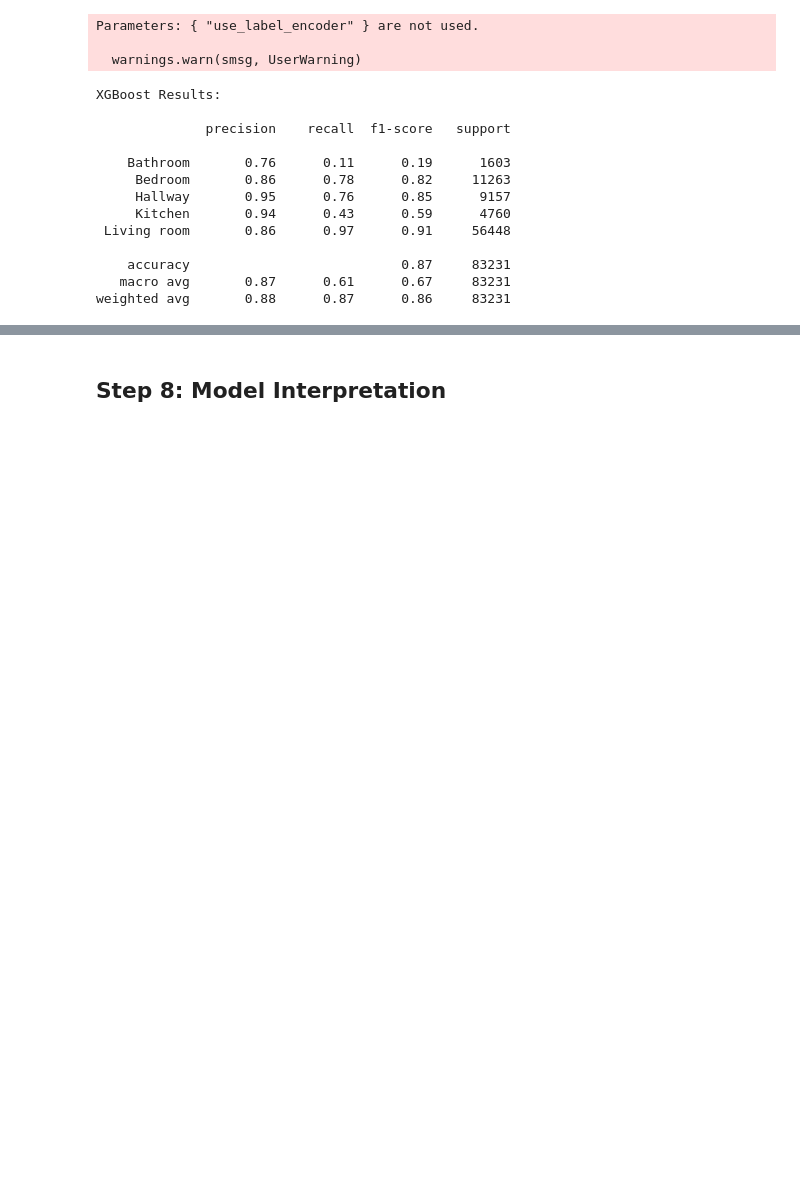
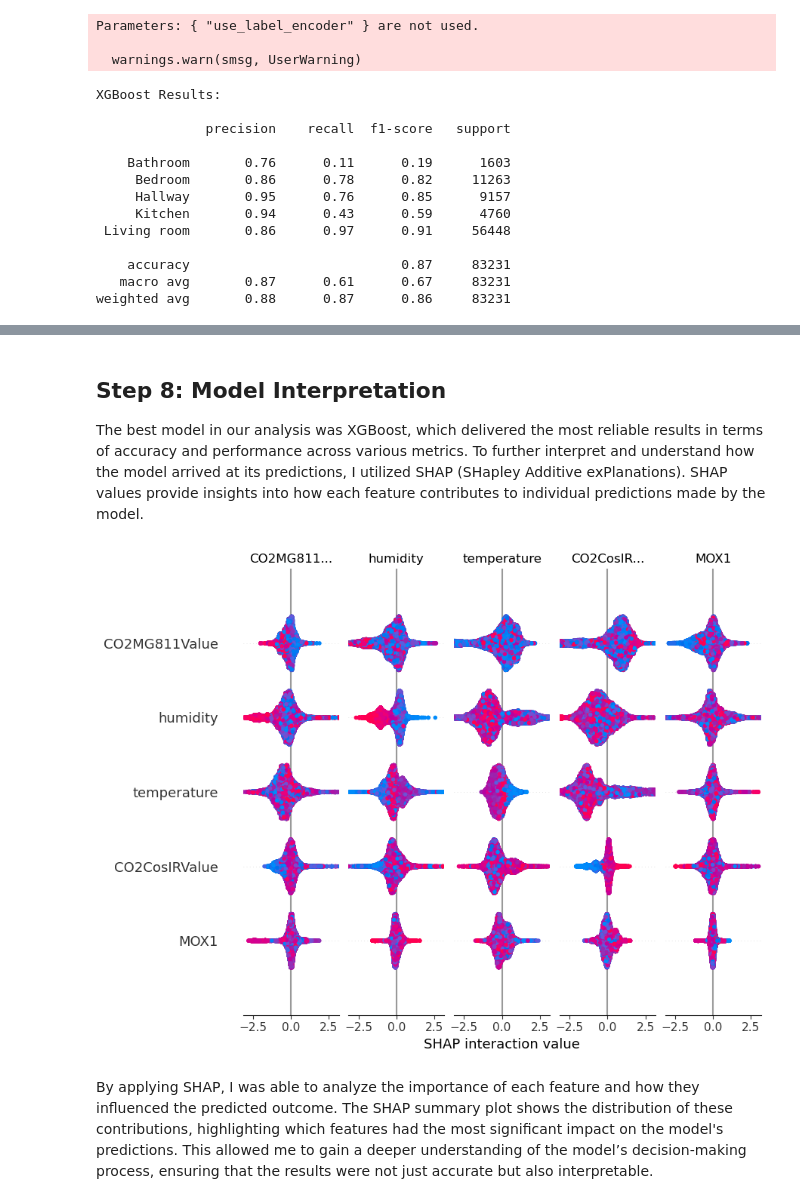
Before and after one commit to vsyprk/elderlymonitoring-ml, a Jupyter notebook: solution_delivery.ipynb, the cells around one changed output, grey strips where cells are left out. Drawn from its saved outputs; the diff is of its cells as text; code cells hidden in the pictures; blank space fills up the shorter version.

```diff
--- a/solution_delivery.ipynb
+++ b/solution_delivery.ipynb
@@ -257,35 +338,0 @@ weighted avg       0.88      0.87      0.86     83231
-# %%
-from sklearn.preprocessing import StandardScaler, LabelEncoder
-from sklearn.neural_network import MLPClassifier
-from sklearn.metrics import classification_report
-from sklearn.model_selection import train_test_split
-
-# 1. Prepare your data
-# X: feature columns (e.g. CO2CosIRValue, CO2MG811Value, etc.)
-# y: target labels (e.g. 'active_room')
-
-X = merged_df[['CO2CosIRValue', 'CO2MG811Value']]  # add other relevant features too
-y = merged_df['active_room']
-
-# Encode target labels if they're strings
-le = LabelEncoder()
-y_encoded = le.fit_transform(y)
-
-# 2. Split the data
-X_train, X_test, y_train, y_test = train_test_split(X, y_encoded, test_size=0.2, random_state=42, stratify=y_encoded)
-
-# 3. Scale the features
-scaler = StandardScaler()
-X_train_scaled = scaler.fit_transform(X_train)
-X_test_scaled = scaler.transform(X_test)
-
-# 4. Define and train the MLPClassifier
-mlp = MLPClassifier(hidden_layer_sizes=(50,), max_iter=300, early_stopping=True, random_state=42)
-mlp.fit(X_train_scaled, y_train)
-
-# 5. Predict and evaluate
-y_pred = mlp.predict(X_test_scaled)
-
-# 6. Classification report
-print("MLP Classifier Results:\n")
-print(classification_report(y_test, y_pred, target_names=le.classes_))
@@ -306,7 +341,17 @@ weighted avg       0.54      0.69      0.59     83231
 # %% [markdown]
 ## Step 8: Model Interpretation
+
+The best model in our analysis was XGBoost, which delivered the most reliable results in terms of accuracy and performance across various metrics. To further interpret and understand how the model arrived at its predictions, I utilized SHAP (SHapley Additive exPlanations). SHAP values provide insights into how each feature contributes to individual predictions made by the model.
 # %%
 import shap
-explainer = shap.Explainer(model, X_test)
-shap_values = explainer(X_test)
-shap.summary_plot(shap_values, features=X_test, feature_names=features)
+
+# Use TreeExplainer for XGBoost
+explainer = shap.TreeExplainer(xgb)
+shap_values = explainer.shap_values(X_test)
+
+# Summary plot
+shap.summary_plot(shap_values, X_test, feature_names=X.columns)
+# %% [output]
+[figure, added]
+# %% [markdown]
+By applying SHAP, I was able to analyze the importance of each feature and how they influenced the predicted outcome. The SHAP summary plot shows the distribution of these contributions, highlighting which features had the most significant impact on the model's predictions. This allowed me to gain a deeper understanding of the model’s decision-making process, ensuring that the results were not just accurate but also interpretable.
```
Also changed, not shown: parts of 20 cells of this notebook.
